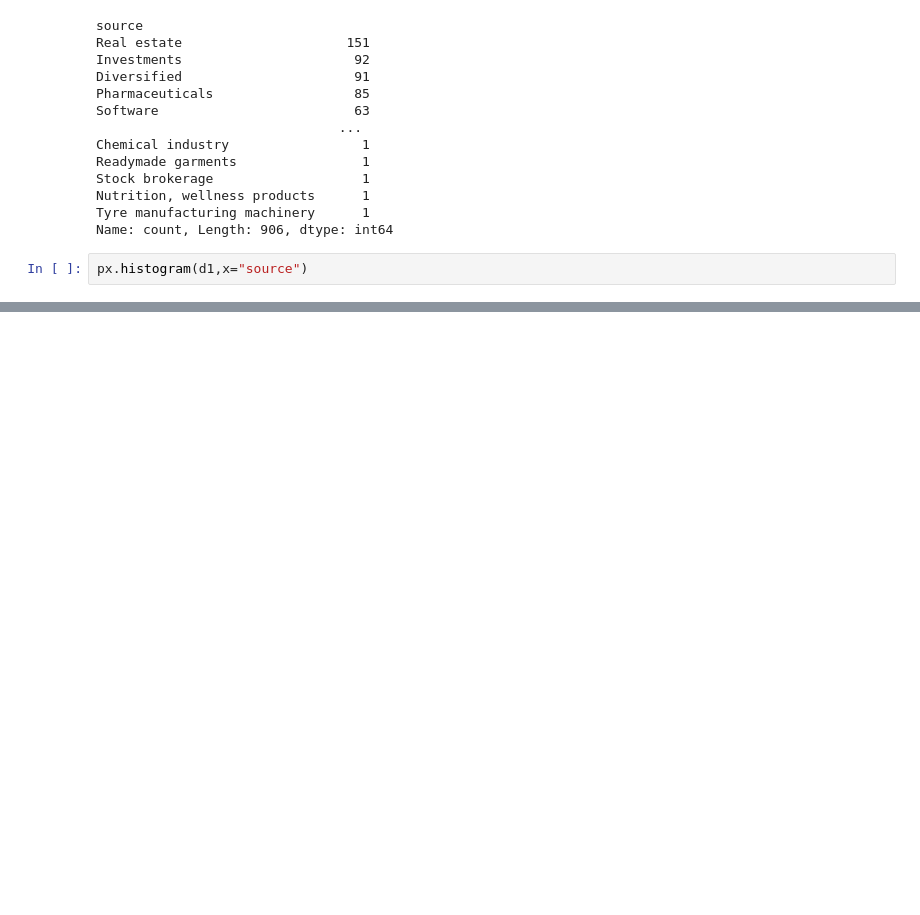
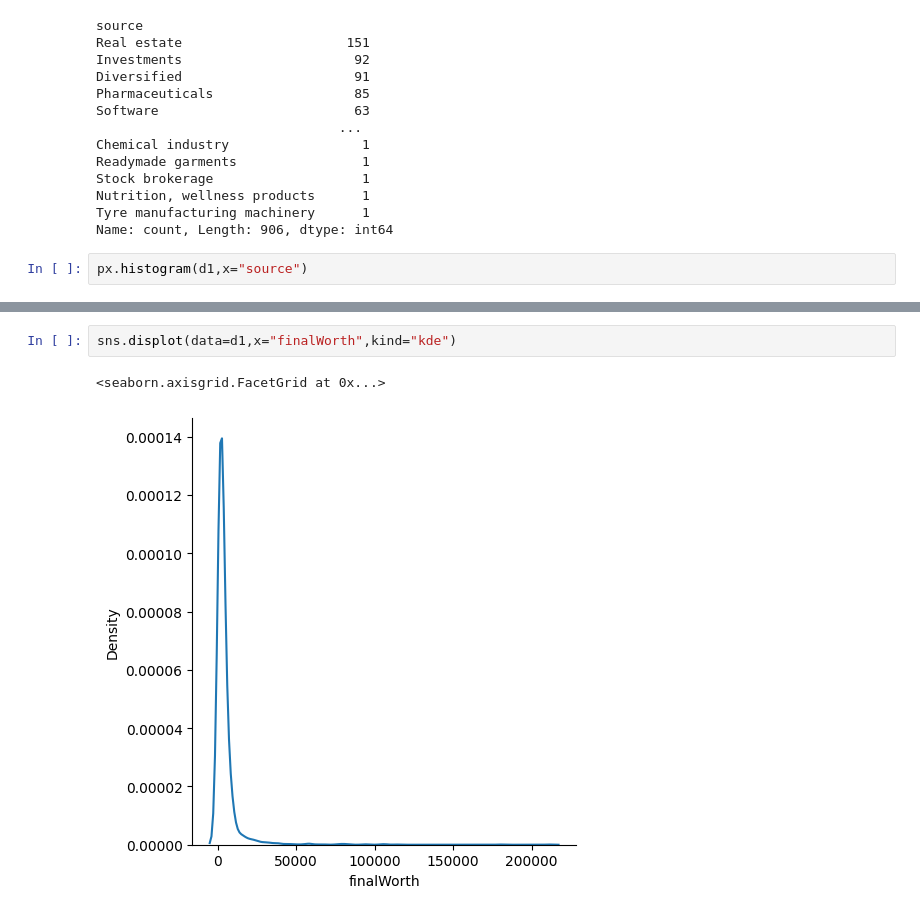
Before and after one commit to naveen3830/Kaggle, a Jupyter notebook: billionaires-data-visualization.ipynb, the cells around one changed output, grey strips where cells are left out. Drawn from its saved outputs; the diff is of its cells as text; blank space fills up the shorter version.

```diff
--- a/billionaires-data-visualization.ipynb
+++ b/billionaires-data-visualization.ipynb
@@ -397,0 +425,5 @@ px.histogram(d1,x="source")
+# %%
+sns.displot(data=d1,x="finalWorth",kind="kde")
+# %% [output]
+<seaborn.axisgrid.FacetGrid at 0x...>
+[figure, added]
```
Also changed, not shown: parts of 6 cells of this notebook.
